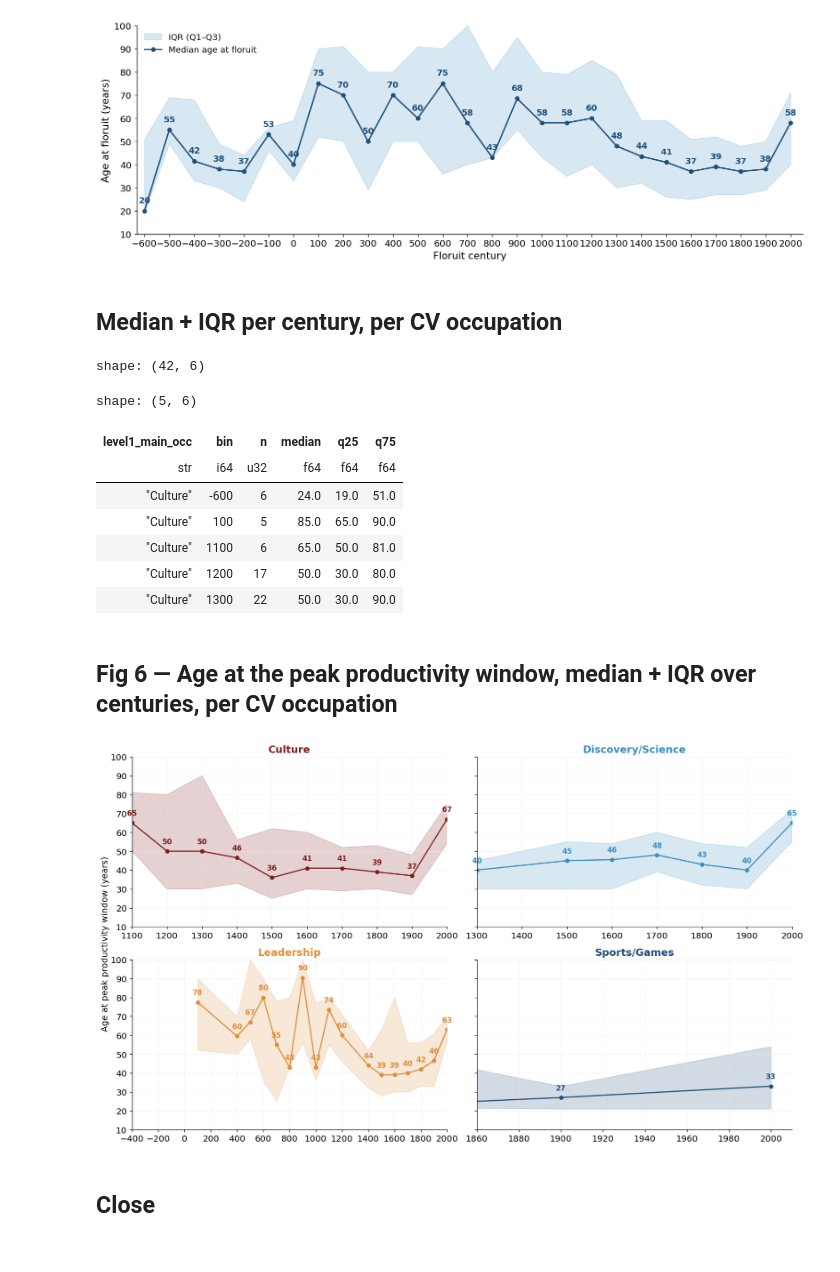
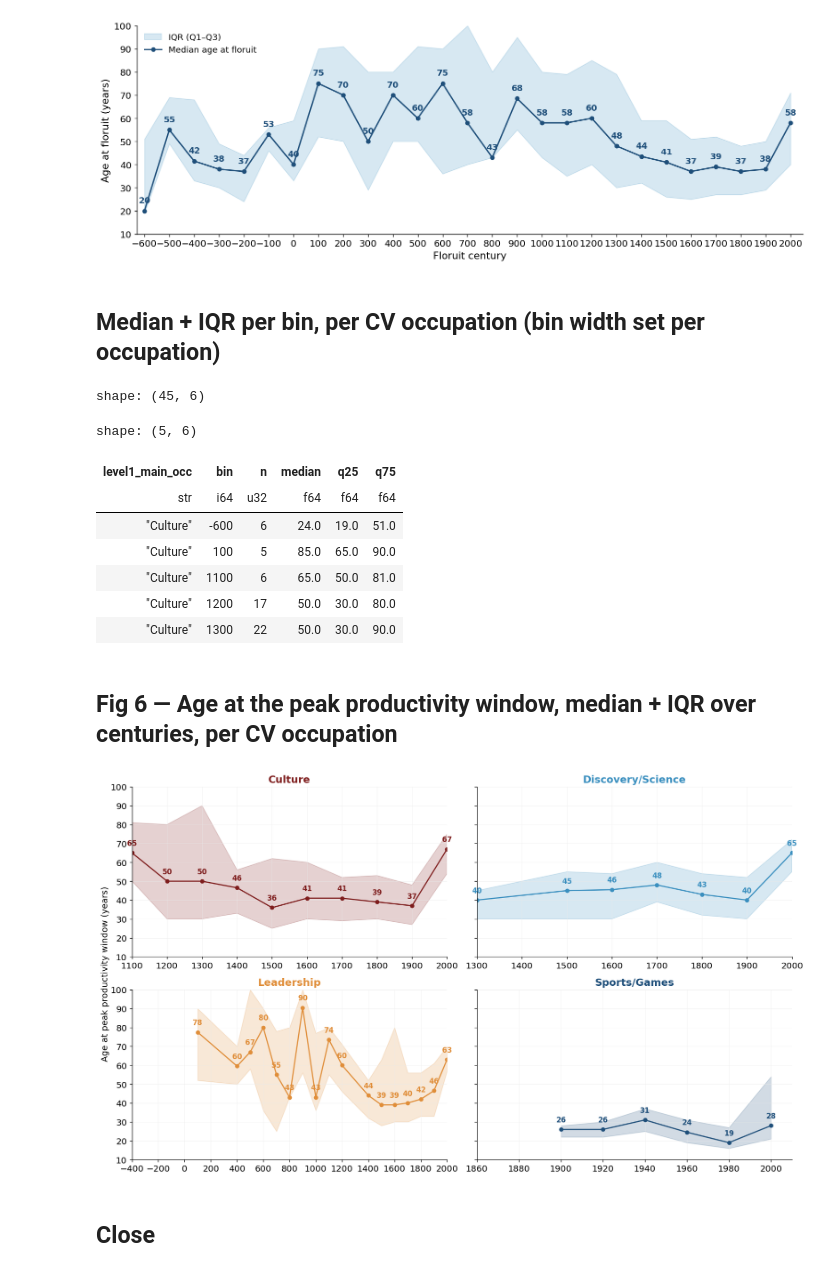
Before and after one commit to charlesdedampierre/cultura_database, a Jupyter notebook: notebooks/06_floruits.ipynb, the cells around one changed output. Cells and saved outputs as stored; diff of their text form; code cells hidden in the pictures.

```diff
--- a/notebooks/06_floruits.ipynb
+++ b/notebooks/06_floruits.ipynb
@@ -614,28 +614,42 @@ plt.show()
 # %% [output]
 [figure]
 # %% [markdown]
-## Median + IQR per century, per CV occupation
+## Median + IQR per bin, per CV occupation  (bin width set per occupation)
 # %%
-age_per_century_by_occupation = (
-    age_at_floruit_by_occupation
-    .with_columns(
-        ((pl.col('floruit_year') // CENTURY_BIN_AGE) * CENTURY_BIN_AGE).cast(pl.Int64).alias('bin')
+# Bin width per occupation: sports careers are short, so they need finer bins.
+OCCUPATION_BIN_WIDTH = {
+    'Culture':           100,
+    'Discovery/Science': 100,
+    'Leadership':        100,
+    'Sports/Games':       20,
+}
+
+def age_per_bin(occupation, bin_width):
+    return (
+        age_at_floruit_by_occupation
+        .filter(pl.col('level1_main_occ') == occupation)
+        .with_columns(
+            ((pl.col('floruit_year') // bin_width) * bin_width).cast(pl.Int64).alias('bin')
+        )
+        .group_by('level1_main_occ', 'bin')
+        .agg(
+            pl.len().alias('n'),
+            pl.col('age_at_floruit').median().alias('median'),
+            pl.col('age_at_floruit').quantile(0.25).alias('q25'),
+            pl.col('age_at_floruit').quantile(0.75).alias('q75'),
+        )
     )
-    .group_by('level1_main_occ', 'bin')
-    .agg(
-        pl.len().alias('n'),
-        pl.col('age_at_floruit').median().alias('median'),
-        pl.col('age_at_floruit').quantile(0.25).alias('q25'),
-        pl.col('age_at_floruit').quantile(0.75).alias('q75'),
-    )
+
+age_per_bin_by_occupation = (
+    pl.concat([age_per_bin(occupation, width) for occupation, width in OCCUPATION_BIN_WIDTH.items()])
     .filter(pl.col('n') >= MIN_BIN_N)
     .sort(['level1_main_occ', 'bin'])
 )
 
-print('shape:', age_per_century_by_occupation.shape)
-age_per_century_by_occupation.head()
+print('shape:', age_per_bin_by_occupation.shape)
+age_per_bin_by_occupation.head()
 # %% [output]
-shape: (42, 6)
+shape: (45, 6)
 shape: (5, 6)
 | level1_main_occ | bin | n | median | q25 | q75 |
 | str | i64 | u32 | f64 | f64 | f64 |
@@ -659,37 +673,37 @@ fig, axes = plt.subplots(2, 2, figsize=(14, 8), sharey=True)
 axes_flat = axes.flatten()
 
 for ax, occupation in zip(axes_flat, SHOW_OCCUPATIONS):
-    sub = age_per_century_by_occupation.filter(pl.col('level1_main_occ') == occupation).sort('bin')
+    sub = age_per_bin_by_occupation.filter(pl.col('level1_main_occ') == occupation).sort('bin')
     if sub.height == 0:
         ax.set_title(occupation, fontsize=14, color=OCCUPATION_COLORS[occupation], fontweight='bold')
         continue
 
     xs     = sub['bin'].to_numpy().astype(float)
     median = sub['median'].to_numpy()
     q25    = sub['q25'].to_numpy()
     q75    = sub['q75'].to_numpy()
     color  = OCCUPATION_COLORS[occupation]
 
     ax.fill_between(xs, q25, q75, color=color, alpha=0.20)
     ax.plot(xs, median, color=color, lw=1.6, marker='o', ms=5)
     for x, m in zip(xs, median):
         ax.annotate(f'{m:.0f}', (x, m),
                     xytext=(0, 8), textcoords='offset points',
                     ha='center', va='bottom', fontsize=10, color=color, fontweight='bold')
 
     x_min, x_max, tick_step = OCCUPATION_X_AXIS[occupation]
     ax.set_xlim(x_min, x_max)
     ax.set_xticks(range(x_min, x_max + 1, tick_step))
     ax.set_ylim(AGE_MIN, AGE_MAX)
     ax.set_title(occupation, fontsize=14, color=color, fontweight='bold')
     ax.grid(True, color='#eaeaea', linewidth=0.6, alpha=0.6)
 
 fig.supylabel('Age at peak productivity window (years)')
 plt.tight_layout()
 fig.savefig(POSTER_DIR / 'peak_productivity_window_by_occupation.png', dpi=POSTER_DPI, bbox_inches='tight')
 plt.show()
 # %% [output]
-[figure, old version]
+[figure, new version]
 # %% [markdown]
 ## Close
 # %%
```
Also changed, not shown: parts of 2 cells of this notebook.
